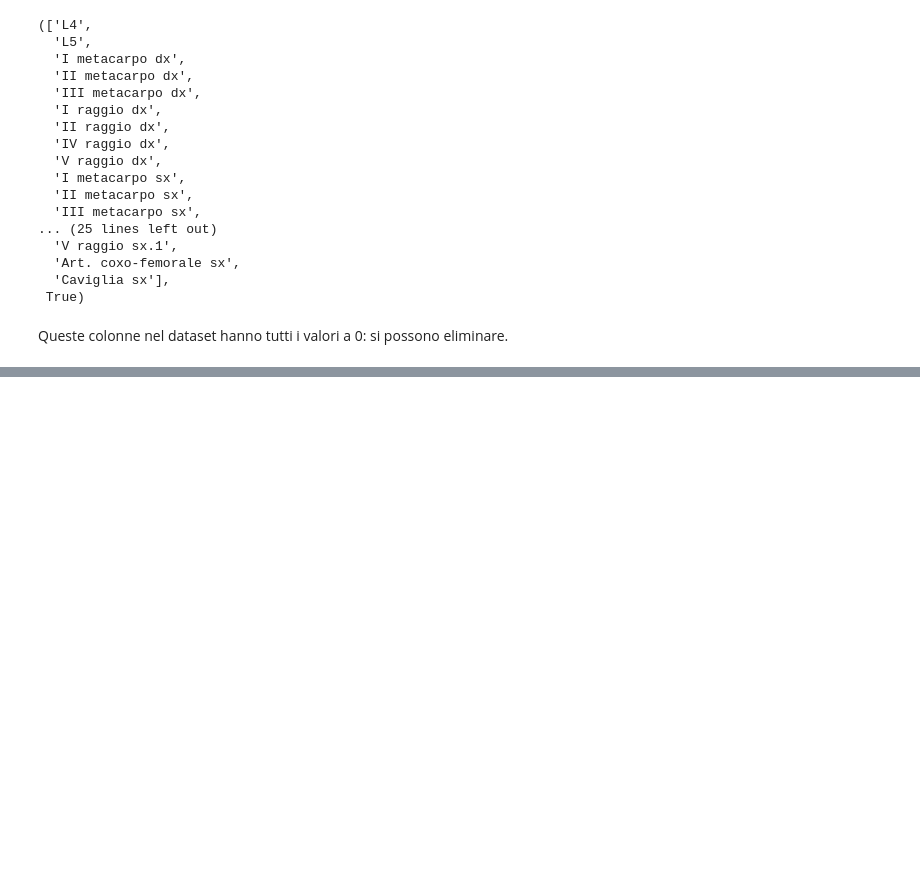
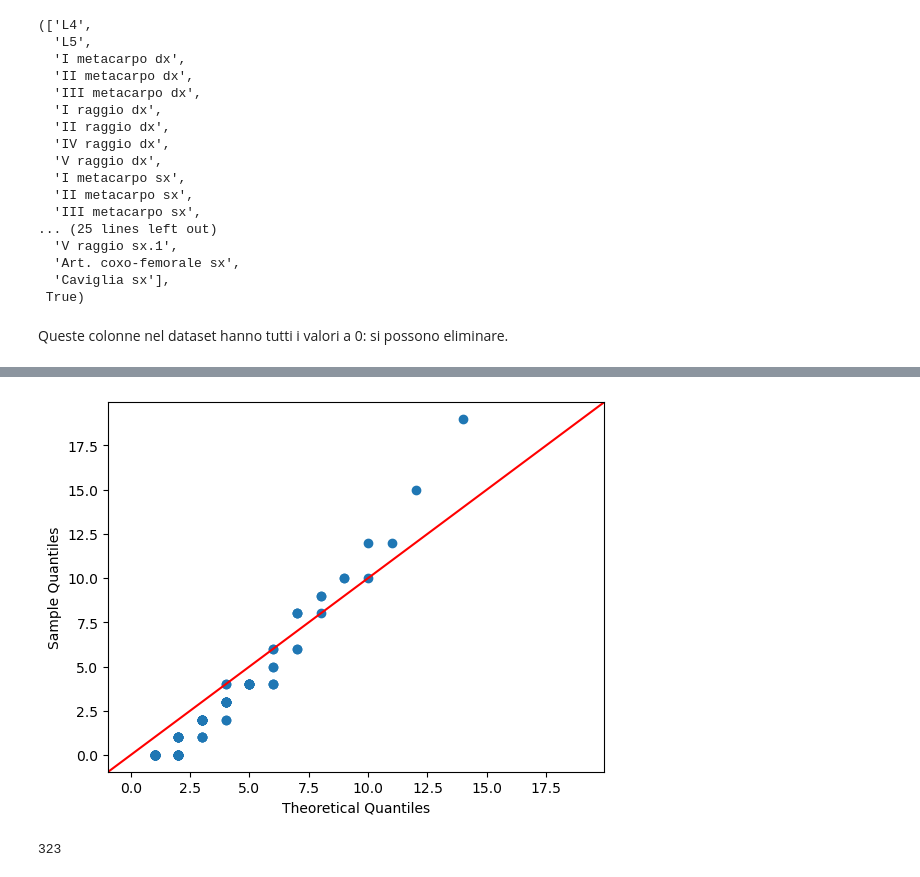
Before and after one commit to chrfum/one-class_classifier, a Jupyter notebook: run-over_classifier/codes/run-over.ipynb, the cells around one changed output, grey strips where cells are left out. Saved outputs shown, nothing was run; the diff lists cells and outputs as text; code cells hidden in the pictures; blank space fills up the shorter version.

```diff
--- a/run-over_classifier/codes/run-over.ipynb
+++ b/run-over_classifier/codes/run-over.ipynb
@@ -161,0 +199,9 @@ Queste colonne nel dataset hanno tutti i valori a 0: si possono eliminare.
+# %%
+qqplot_geom_dist(X,'Tot Addome')
+# %% [output]
+[figure, added]
+# %%
+n_col = X.shape[1]
+n_col
+# %% [output]
+323
```
Also changed, not shown: parts of 6 cells of this notebook.
